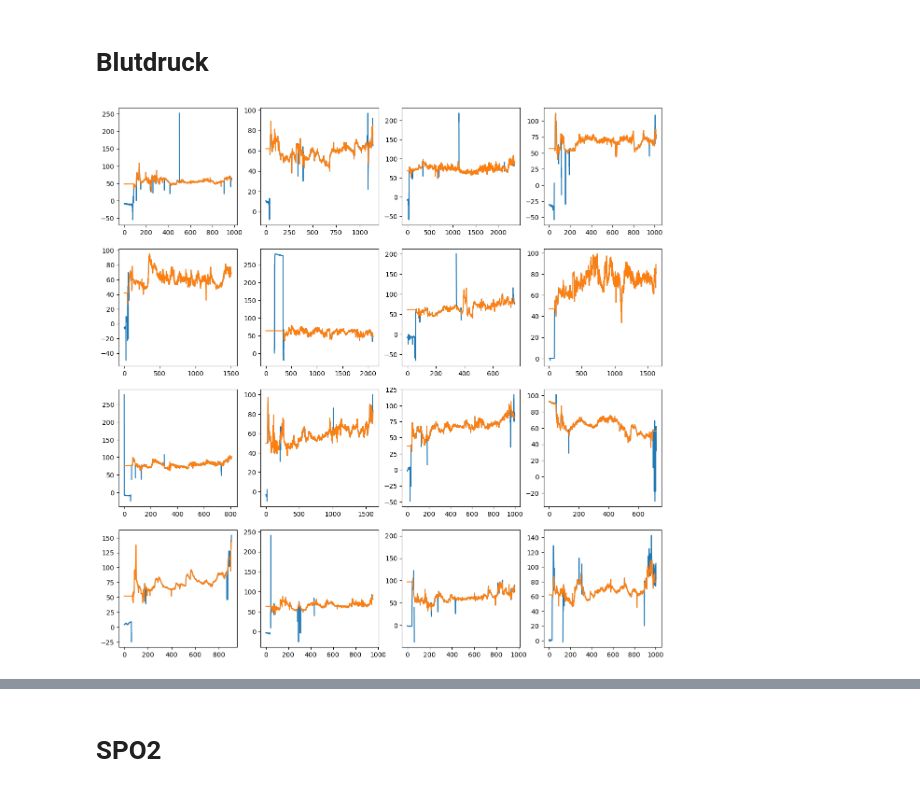
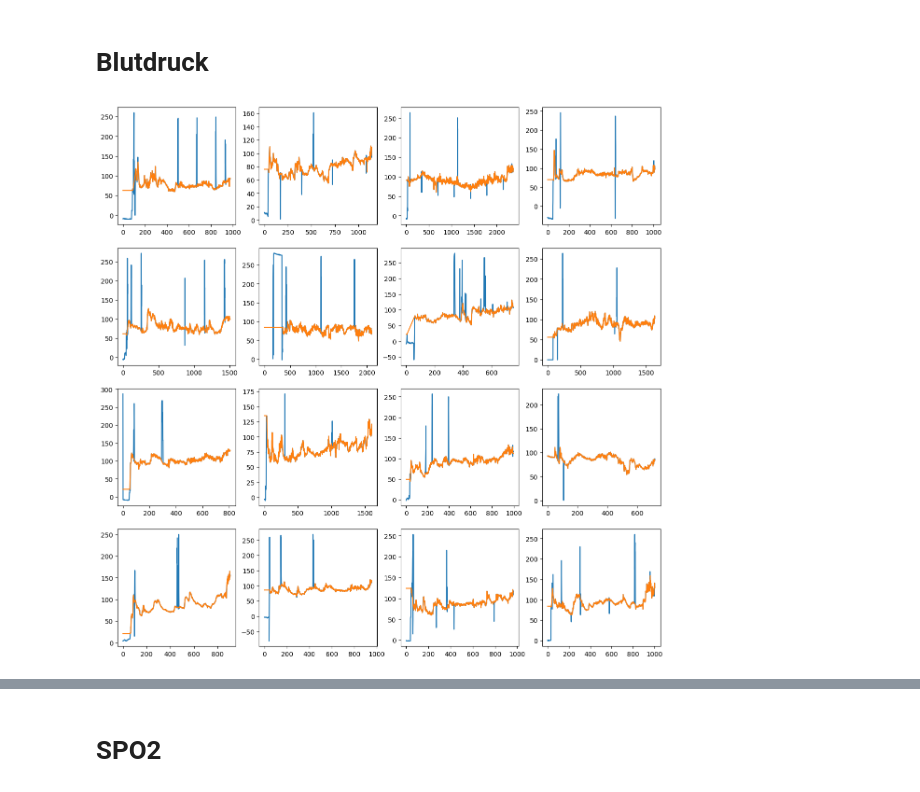
Before and after one commit to naderinho/anesthesia_anomaly_detection, a Jupyter notebook: 03_vital_filter.ipynb, the cells around one changed output, grey strips where cells are left out. Drawn from its saved outputs; the diff is of its cells as text; code cells hidden in the pictures.

Commit message:
generate filter figures

```diff
--- a/03_vital_filter.ipynb
+++ b/03_vital_filter.ipynb
@@ -108,25 +179,25 @@ for i, case in enumerate(caseid):
 # %%
 caseid = pd.read_csv(datapath + savepath +'dataset.csv', index_col=0).index.to_list()
 
 track = ['Solar8000/ART_DBP']
-#track = ['Solar8000/ART_MBP']
+track = ['Solar8000/ART_MBP']
 #track = ['Solar8000/ART_SBP']
 
 fig, axs = plt.subplots(4, 4, figsize=(15, 15))
 
 for i, case in enumerate(caseid):
     filepath = datapath+'vitaldb_tiva/'+str(case).zfill(4)+'.vital'
 
     vitaldata = vf.VitalFile(ipath = filepath, track_names = track)
     vitaldata = vitaldata.to_pandas(track_names=track,interval=10)
 
     axs[i // 4][i % 4].plot(vitaldata.to_numpy())
 
     vitaldata = outlierfilter(vitaldata, 20, 2, 20, 250)
 
     axs[i // 4][i % 4].plot(vitaldata)
     plt.show
     if i+1 >= 16:
         break
 # %% [output]
-[figure, old version]
+[figure, new version]
```
Also changed, not shown: parts of 4 cells of this notebook, 6 other files.
